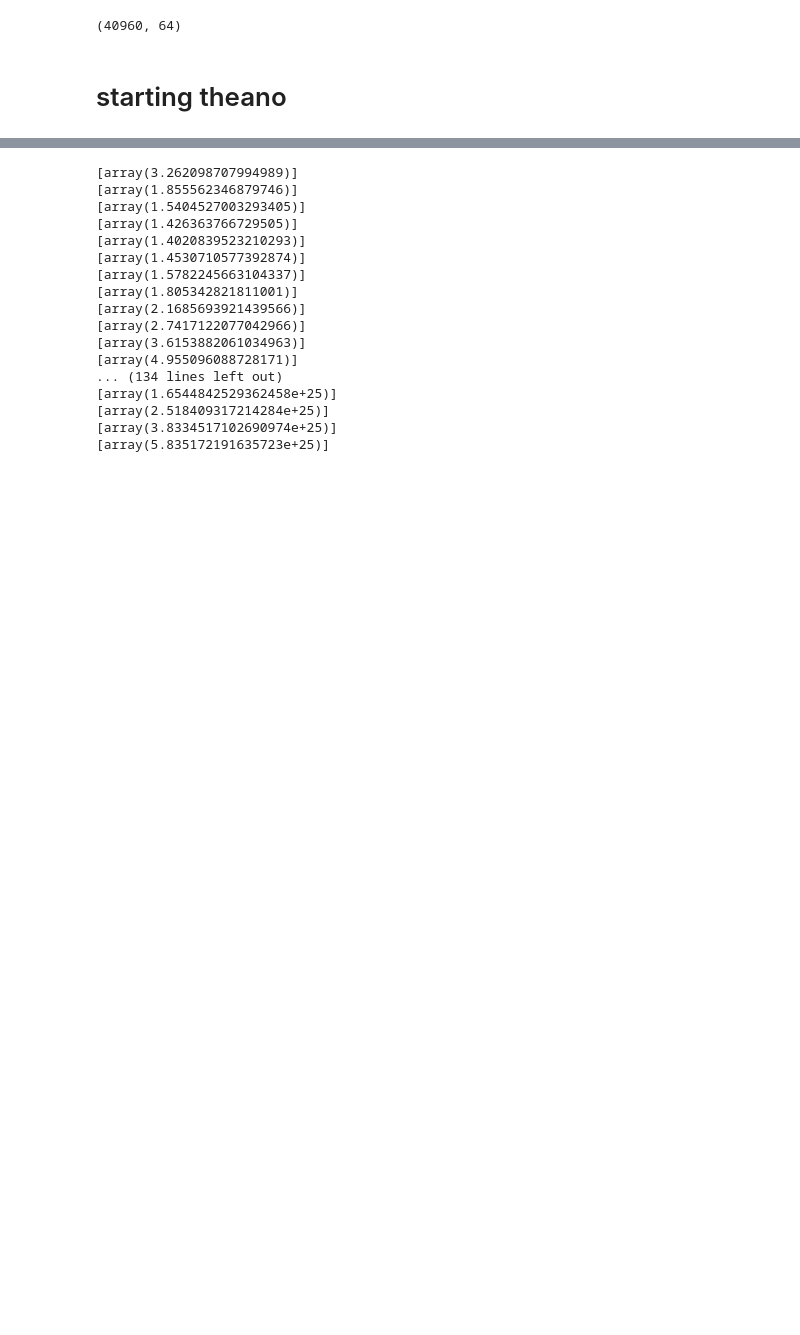
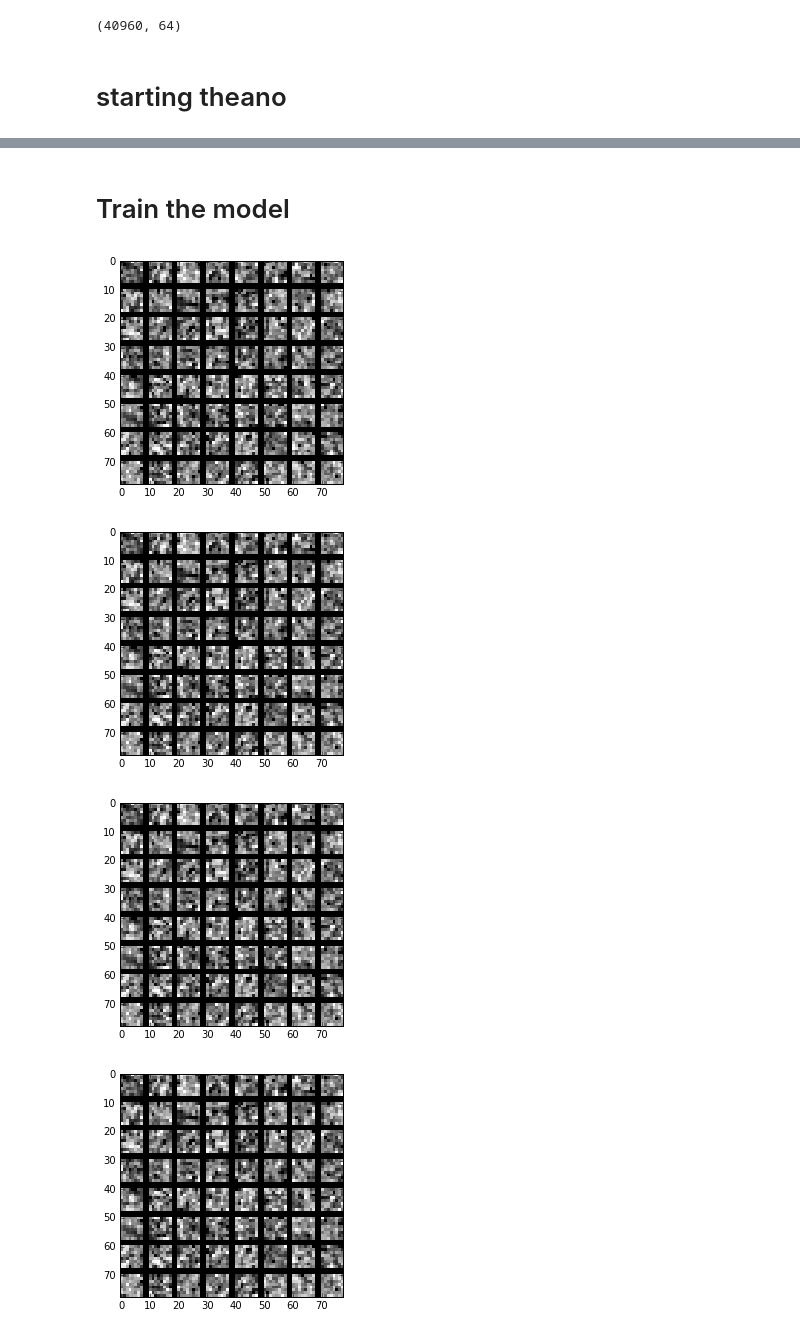
Before and after one commit to keniapina/occlusion-project, a Jupyter notebook: sparse_coding.ipynb, the cells around one changed output, grey strips where cells are left out. Cells and saved outputs as stored; diff of their text form; code cells hidden in the pictures; blank space fills up the shorter version.

```diff
--- a/sparse_coding.ipynb
+++ b/sparse_coding.ipynb
@@ -41,0 +43,9 @@ eps = 1
+# %%
+n_batch = 100
+n_iter = 150
+epochs = 10
+nneurons = 1*dim
+# 1 will change
+lam = .1
+eps_a = .01
+eps_w = 1
@@ -50,38 +66,34 @@ grad_w = T.grad(costfunction,w)
 updates = OrderedDict()
 updates[a] = 0.*a
 zero_a = theano.function([],[],updates = updates)
+
 updates = OrderedDict()
-updates[a] = a - eps*grad_a
+updates[a] = a - eps_a*grad_a
 step_a = theano.function([],[costfunction],updates = updates)
+
 updates = OrderedDict()
 updates[x] = x_batch
 update_x = theano.function([x_batch],[],updates = updates)
+
 updates = OrderedDict()
-updates[w] = w - eps*grad_w
+updates[w] = w - eps_w*grad_w
 step_w = theano.function([],[costfunction],updates = updates)
+# %% [markdown]
+# Train the model
 # %%
-for ii in range(int(math.ceil(1.*patches.shape[0]/n_batch))):
-    zero_a()
-    update_x(patches[ii*n_batch : (ii+1)*n_batch])
-    for jj in range(n_iter):
-        cost = step_a()
-        print cost
-    break
+for kk in range(epochs):
+    for ii in range(int(math.floor(1.*patches.shape[0]/n_batch))):
+        zero_a()
+        update_x(patches[ii*n_batch : (ii+1)*n_batch])
+        for jj in range(n_iter):
+            cost = step_a()
+            #print cost
+        step_w()
+    plt.figure()
+    im = tri(w.get_value()[:64], shape, (8, 8), (2,2))
+    plt.imshow(im, cmap='gray', interpolation='nearest')
 # %% [output]
-[array(3.262098707994989)]
-[array(1.855562346879746)]
-[array(1.5404527003293405)]
-[array(1.426363766729505)]
-[array(1.4020839523210293)]
-[array(1.4530710577392874)]
-[array(1.5782245663104337)]
-[array(1.805342821811001)]
-[array(2.1685693921439566)]
-[array(2.7417122077042966)]
-[array(3.6153882061034963)]
-[array(4.955096088728171)]
-... (134 lines left out)
-[array(1.6544842529362458e+25)]
-[array(2.518409317214284e+25)]
-[array(3.8334517102690974e+25)]
-[array(5.835172191635723e+25)]
+[figure, added]
+[figure, added]
+[figure, added]
+[figure, added]
```
Also changed, not shown: parts of 7 cells of this notebook, 1 other file.
